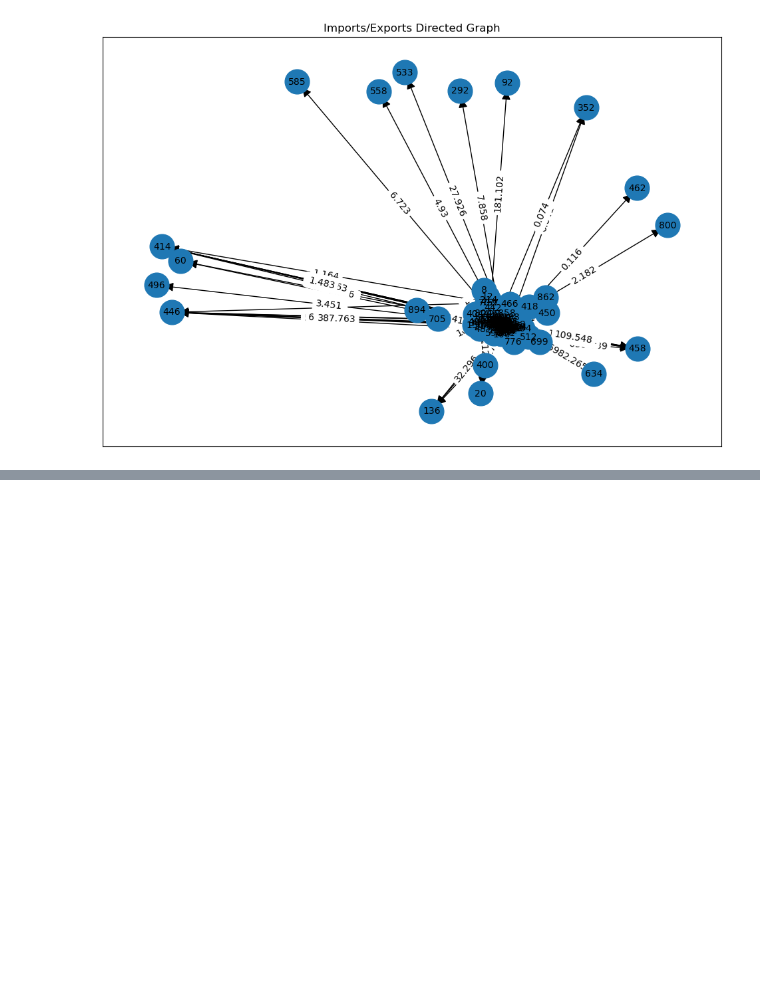
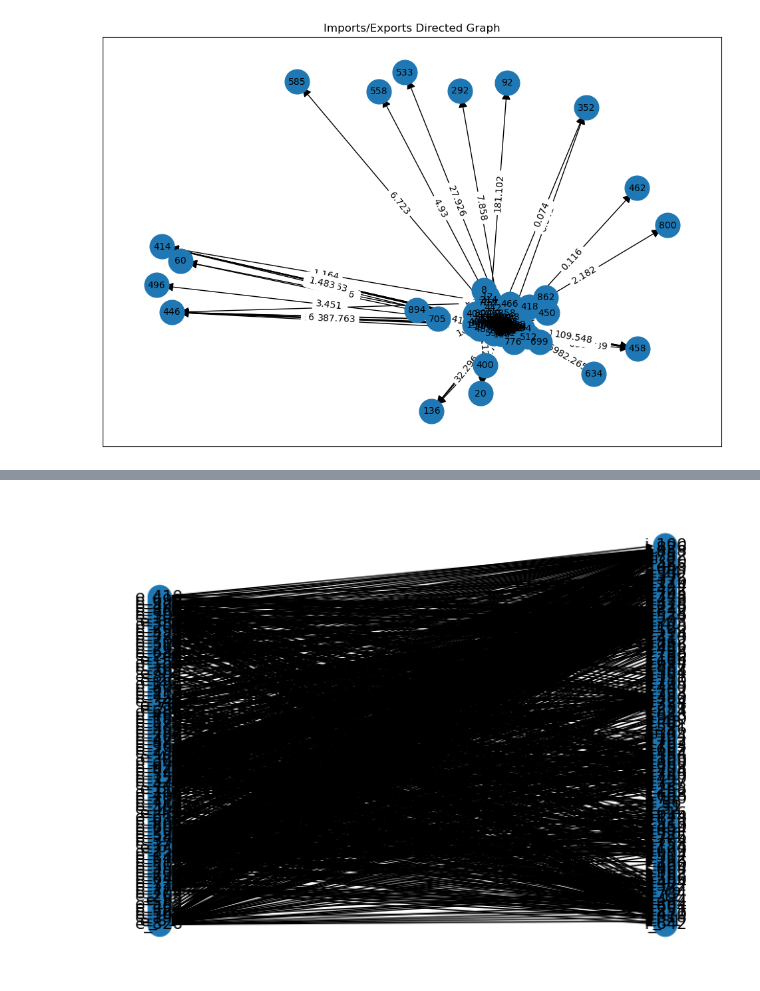
Before and after one commit to poopiboi/NA_2024_3rdSemesterProject_AllAboutNetworks, a Jupyter notebook: ProjectFiles/BACI_Dataset/main_code/250yArtifacts Dataset.v006.ipynb, the cells around one changed output, grey strips where cells are left out. Cells and saved outputs as stored; diff of their text form; code cells hidden in the pictures; blank space fills up the shorter version.

```diff
--- a/ProjectFiles/BACI_Dataset/main_code/250yArtifacts Dataset.v006.ipynb
+++ b/ProjectFiles/BACI_Dataset/main_code/250yArtifacts Dataset.v006.ipynb
@@ -859,0 +885,14 @@ plt.show()
+# %%
+# How to visualise a bipartite set (Should use a smaller sample)
+
+l, r = nx.bipartite.sets(B)
+pos = {}
+
+# Update position for node from each group
+pos.update((node, (1, index)) for index, node in enumerate(l))
+pos.update((node, (2, index)) for index, node in enumerate(r))
+
+nx.draw(B, pos=pos, with_labels = True)
+plt.show()
+# %% [output]
+[figure, added]
```
Also changed, not shown: parts of 24 cells of this notebook.
